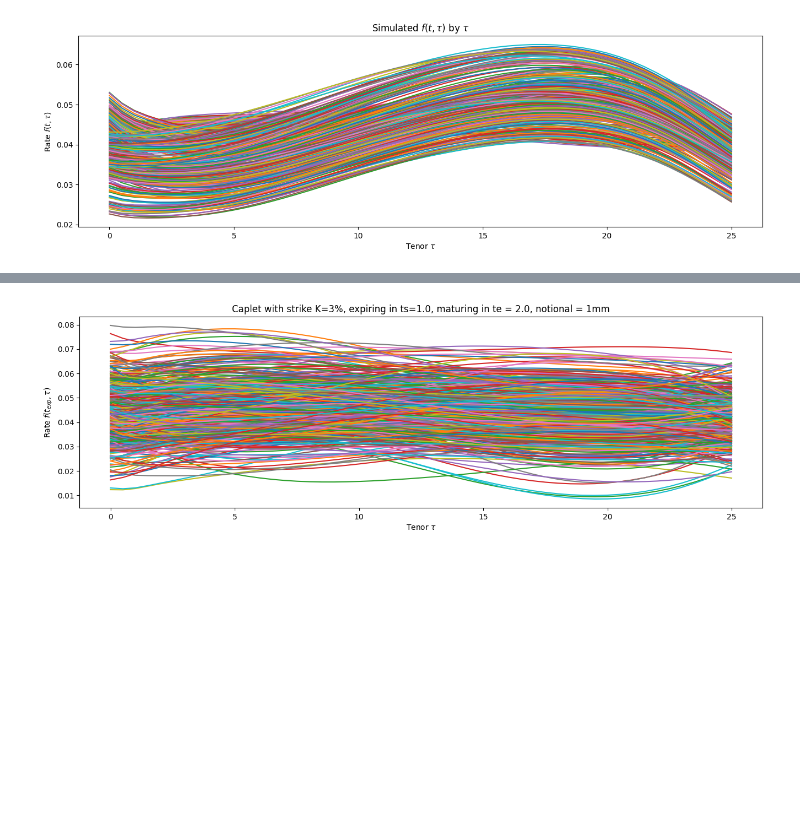
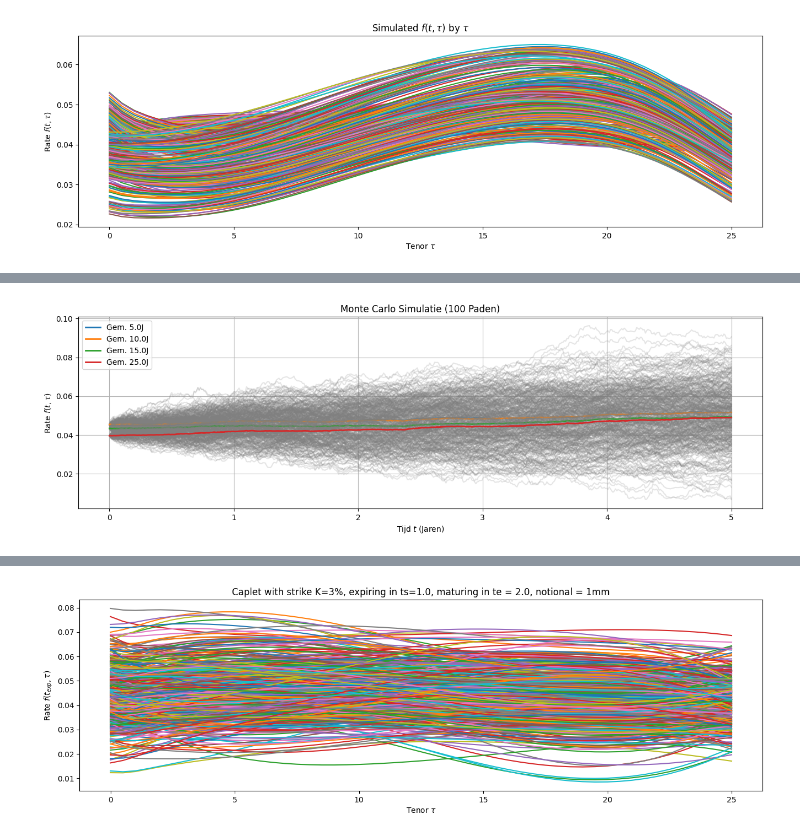
Before and after one commit to Kaatdj/Thesis-ALM, a Jupyter notebook: Yield Curve Simulation/example HJM/HJM.ipynb, the cells around one changed output, grey strips where cells are left out. Saved outputs shown, nothing was run; the diff lists cells and outputs as text; code cells hidden in the pictures; blank space fills up the shorter version.

Commit message:
notes + monte carlo simulatie kaat

```diff
--- a/Yield Curve Simulation/example HJM/HJM.ipynb
+++ b/Yield Curve Simulation/example HJM/HJM.ipynb
@@ -262,0 +263,80 @@ monte carlo simulaties
+# %%
+# --- Monte Carlo Simulatie van de Rente Curve ---
+
+# Parameters voor de Monte Carlo run
+N_SIMULATIONS = 100       # Het aantal paden dat je wilt simuleren
+N_TIMESTEPS = 500         # Het aantal stappen in de tijd voor de nauwkeurigheid van elk pad
+MAX_TIME = 5.0            # De periode waarover we simuleren (5 jaar)
+
+# Definieer de tijdstappen
+proj_timeline = linspace(0, MAX_TIME, N_TIMESTEPS)
+
+# Lijst om ALLE 100 GESIMULEERDE PADEN op te slaan
+# Dit zal een lijst van lijsten worden: [Paden] -> [Tijdstappen] -> [Tenors]
+all_simulated_paths = []
+
+print(f"Start Monte Carlo simulatie van de rentecurve: {N_SIMULATIONS} paden over {MAX_TIME} jaar.")
+
+# 1. De Buitenste Monte Carlo Loop
+for i in range(N_SIMULATIONS):
+    # Lijst om de curve voor EEN ENKEL PAD op te slaan
+    one_path_curves = []
+
+    # 2. De Simulatie Loop (gebruikt de 'simulation' functie die je hebt gedefinieerd)
+    # De generator produceert de curve in elke tijdstap.
+    for t, curve_fwd in simulation(curve_spot, mc_tenors, mc_drift, mc_vols, proj_timeline):
+        one_path_curves.append(curve_fwd)
+
+    # Voeg het voltooide pad toe aan de totale resultaten
+    all_simulated_paths.append(one_path_curves)
+
+# Converteer de resultaten naar een NumPy array voor gemakkelijke manipulatie
+# Dimensies: (N_SIMULATIONS, N_TIMESTEPS, len_tenors)
+all_simulated_paths = array(all_simulated_paths)
+print("Simulatie voltooid.")
+
+# --- Visualisatie van de Monte Carlo Resultaten ---
+
+# Selecteer een paar prominente looptijden (tenors) om te plotten
+# We nemen de looptijd die overeenkomt met index 10, 20 en 30 (bijv. 5-jaar, 10-jaar, 15-jaar, afhankelijk van mc_tenors)
+# Je kunt deze indices aanpassen
+selected_tenor_indices = [10, 20, 30, -1] # De laatste index is de langste looptijd
+
+figure()
+# Plot de gesimuleerde paden voor verschillende looptijden (Time vs Rate)
+for tenor_idx in selected_tenor_indices:
+    # Haal de tijdreeks op voor die specifieke looptijd over alle simulaties
+    # We plotten elke gesimuleerde pad voor deze ene looptijd
+    tenor_rate_paths = all_simulated_paths[:, :, tenor_idx]
+
+    # Plot alle 100 gesimuleerde paden in het grijs (alpha=0.2 maakt ze transparant)
+    plot(proj_timeline, tenor_rate_paths.transpose(), color='gray', alpha=0.2)
+
+    # Plot het gemiddelde van alle 100 paden in een duidelijke kleur
+    avg_path = average(tenor_rate_paths, axis=0)
+    plot(proj_timeline, avg_path, linewidth=2, label=f'Gem. {mc_tenors[tenor_idx]:.1f}J')
+
+title(f'Monte Carlo Simulatie ({N_SIMULATIONS} Paden)')
+xlabel(r'Tijd $t$ (Jaren)')
+ylabel(r'Rate $f(t,\tau)$')
+legend()
+grid(True)
+show()
+
+# Om een betere visuele indruk te krijgen van de spreiding: Plot de spreiding (bandbreedte)
+figure()
+avg_path = average(all_simulated_paths[:, :, -1], axis=0) # Gemiddelde pad voor langste tenor
+std_dev = std(all_simulated_paths[:, :, -1], axis=0) # Standaardafwijking voor langste tenor
+
+plot(proj_timeline, avg_path, label='Gemiddelde Curve')
+plot(proj_timeline, avg_path + 2 * std_dev, '--', color='red', label='+2 Std. Dev.')
+plot(proj_timeline, avg_path - 2 * std_dev, '--', color='blue', label='-2 Std. Dev.')
+fill_between(proj_timeline, avg_path - std_dev, avg_path + std_dev, color='green', alpha=0.3, label='1 Std. Dev. Band')
+
+title(f'Spreiding van de Langste Looptijd ({mc_tenors[-1]:.1f}J)')
+xlabel(r'Tijd $t$ (Jaren)')
+ylabel('Rente')
+legend()
+grid(True)
+show()
+# %% [output]
@@ -262,0 +345 @@ monte carlo simulaties
+[figure, added]
```
Also changed, not shown: parts of 3 cells of this notebook.
